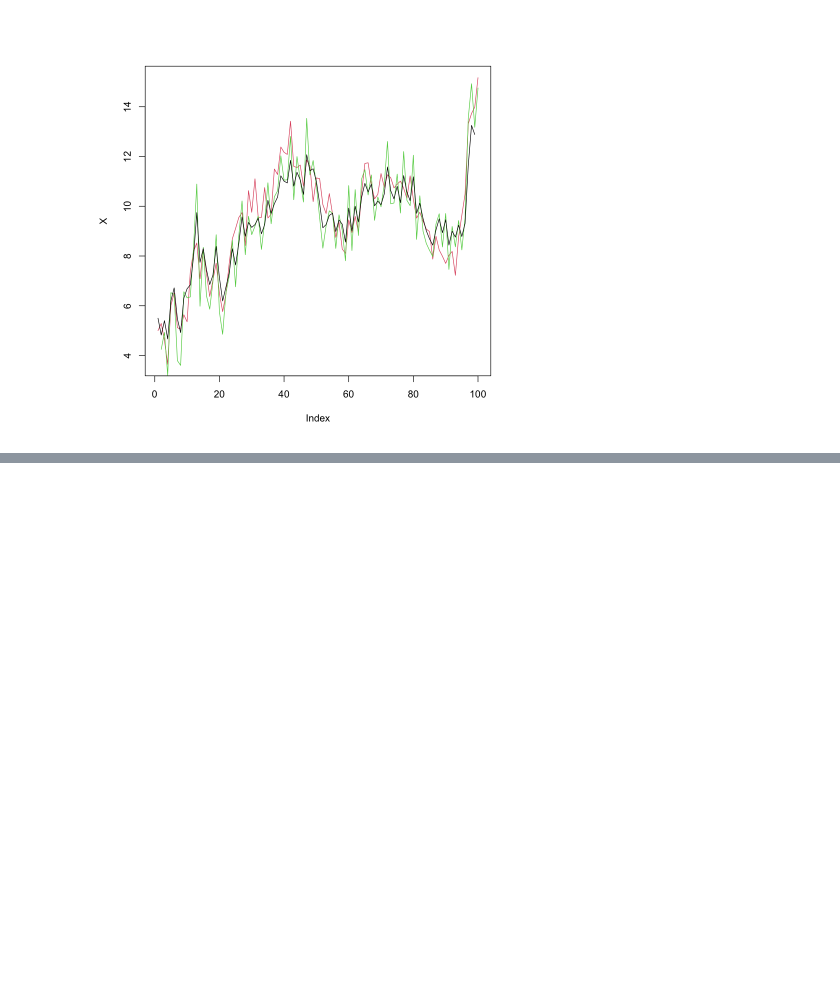
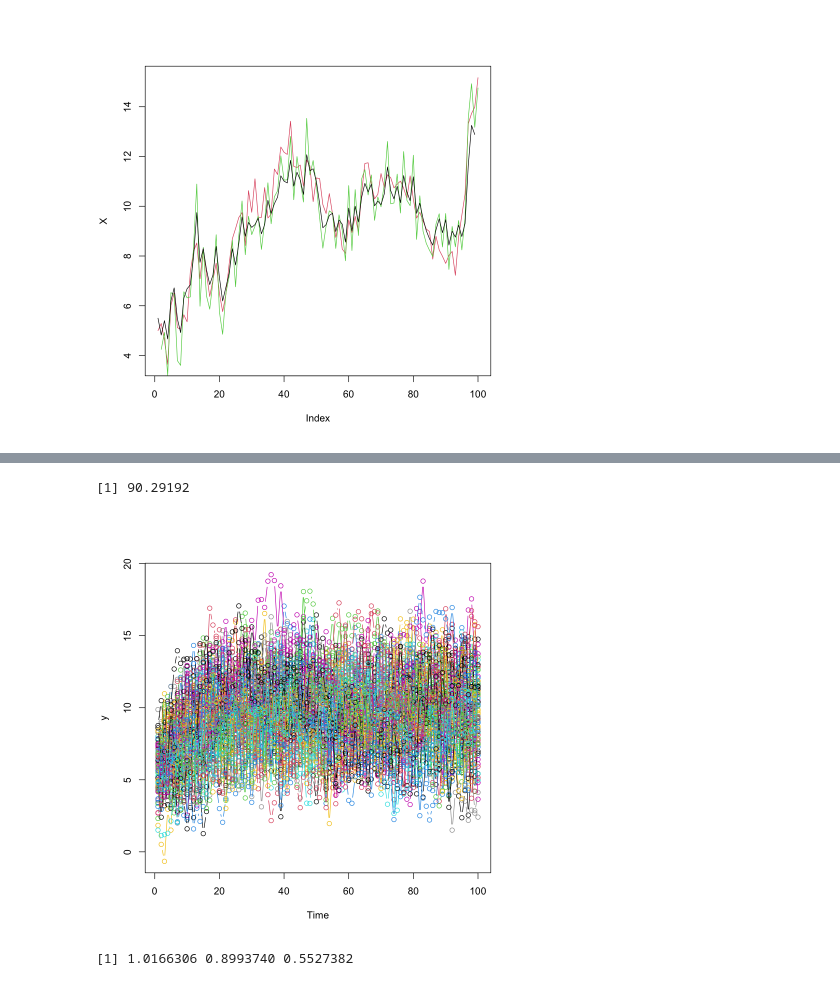
Before and after one commit to mathilderask/TimeSeriesAnalysis, a Jupyter notebook: Assignment4/opg1_nik.ipynb, the cells around one changed output, grey strips where cells are left out. Saved outputs shown, nothing was run; the diff lists cells and outputs as text; code cells hidden in the pictures; blank space fills up the shorter version.

Commit message:
Merge branch 'main' of https://github.com/mathilderask/TimeSeriesAnalysis

```diff
--- a/Assignment4/opg1_nik.ipynb
+++ b/Assignment4/opg1_nik.ipynb
@@ -60,0 +63,31 @@ lines(results$x_pred,type = "l",col = 1)
+# %%
+myLogLikFun(y = y[2:100],theta = c(1,0.9,1),R = 1, x_prior = 5, P_prior = 1000)
+# %% [output]
+[1] 90.29192
+# %%
+set.seed(25)
+A <- 0.9
+B <- 1
+C <- 1
+X0 <- 5
+n <- 100
+y <- matrix(NA, nrow = n, ncol = n)
+for (j in 1:n){
+X <- X0
+for (i in 1:n){
+    X <- A * X + B + rnorm(1)
+    y[i,j] <- C*X +  rnorm(1)
+}
+}
+
+par(bg="white")
+plot(y[,1], type="b", xlab="Time", ylab="y", ylim=range(y,na.rm=TRUE))
+for (i in 2:n){
+    lines(y[,i], type="b",col = i+1)
+}
+# %% [output]
+[figure, added]
+# %%
+optim(fn=myLogLikFun, par = c(1,1,1), y=y[,1], R=1, x_prior = 0, P_prior=10)$par
+# %% [output]
+[1] 1.0166306 0.8993740 0.5527382
```
Also changed, not shown: parts of 5 cells of this notebook, 5 other files.
